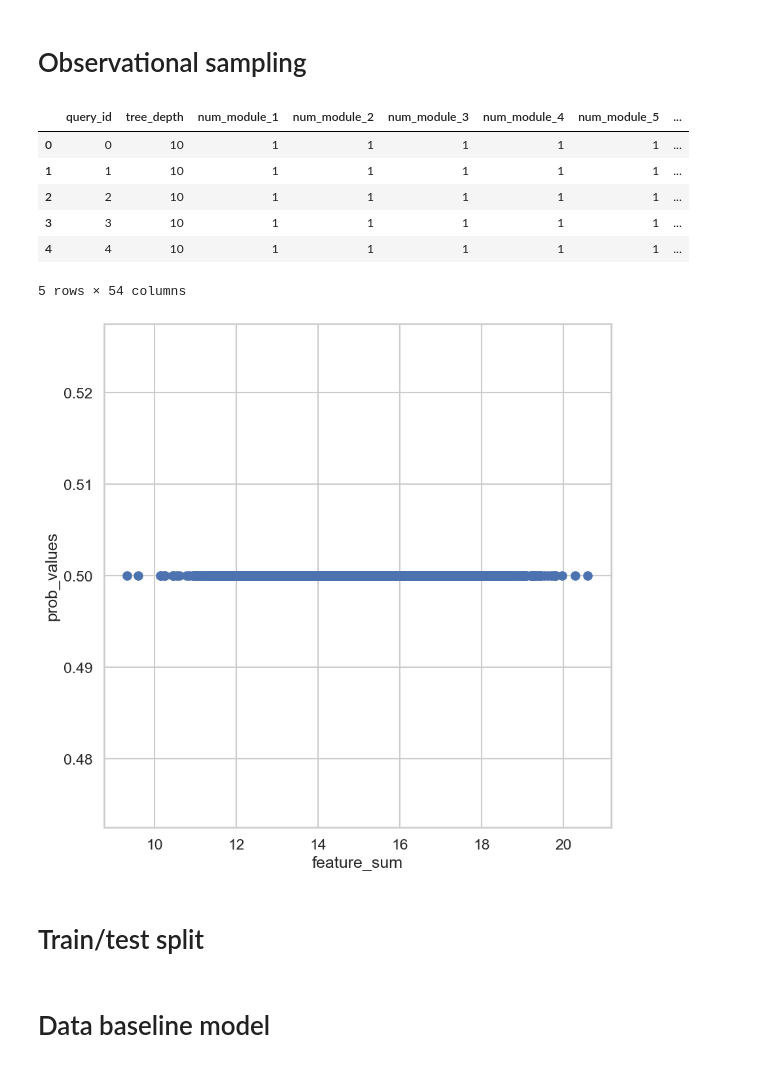
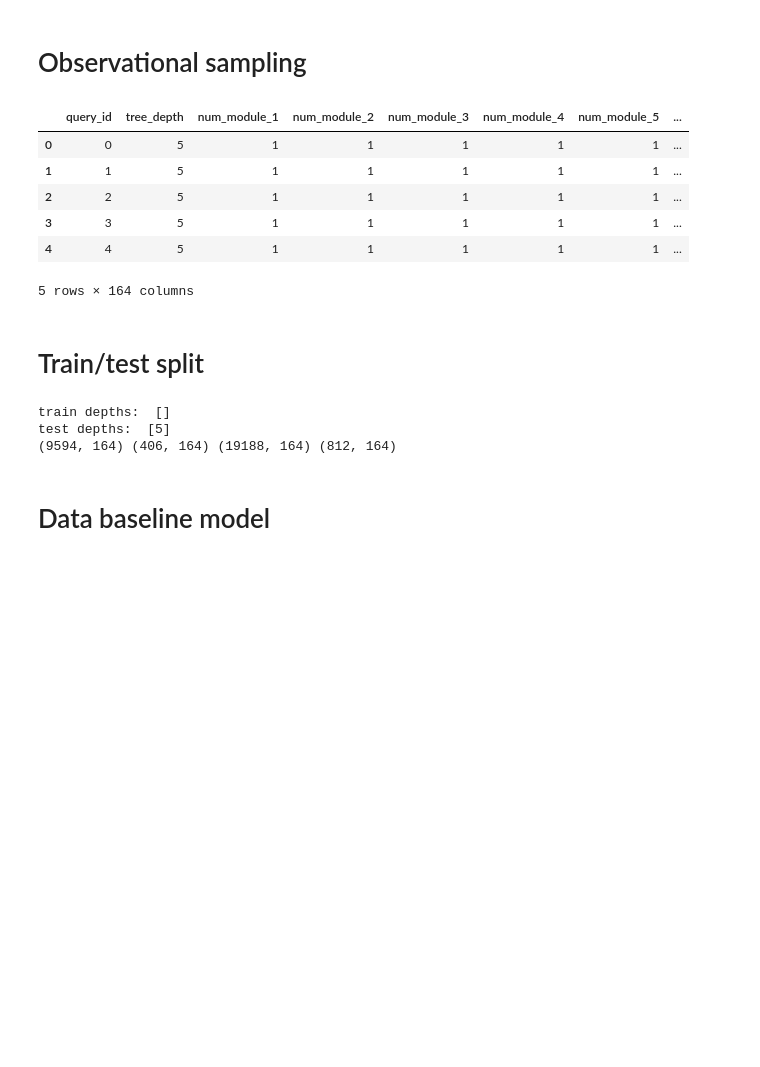
Before and after one commit to KDL-umass/compositional_models_cate, a Jupyter notebook: notebooks/synthetic_dgp_analysis.ipynb, the cells around one changed output. Cells and saved outputs as stored; diff of their text form; code cells hidden in the pictures; blank space fills up the shorter version.

```diff
--- a/notebooks/synthetic_dgp_analysis.ipynb
+++ b/notebooks/synthetic_dgp_analysis.ipynb
@@ -19,18 +121,7 @@ warnings.filterwarnings('ignore')
 # %% [markdown]
 # Data Creation
 # %%
-
-# test the synthetic data sampler
-num_modules = 10
-feature_dim = 3
-composition_type = "parallel"
-fixed_structure = True
-max_depth = num_modules
-num_trees = 5000
-seed = 42
-data_dist = "uniform"
-module_function_type_list = ["quadratic_module"]
-resample = True
-sampler = SyntheticDataSampler(num_modules, feature_dim, composition_type, fixed_structure, max_depth, num_trees, seed, data_dist, module_function_type_list, resample=resample, heterogeneity=1.0)
+# simulate data
+sampler = SyntheticDataSampler(num_modules, feature_dim, composition_type, fixed_structure, max_depth, num_trees, seed, data_dist, module_function_type, resample=resample,heterogeneity=args.heterogeneity, covariates_shared=covariates_shared, use_subset_features=use_subset_features,systematic=systematic, run_env=run_env)
 sampler.simulate_data()
 # %% [output]
@@ -92,17 +186,17 @@ ax.scatter(data["module_1_feature_feature_0"], data["module_2_feature_feature_0"
 # Observational sampling
 # %%
 # Create observational data
+# create observational data
 results = sampler.create_observational_data(biasing_covariate="feature_sum", bias_strength=0)
-df_sampled = pd.read_csv("/Users/ppruthi/research/compositional_models/compositional_models_cate/domains/synthetic_data/observational_data/fixed_structure_True_outcomes_parallel/feature_sum_0/df_sampled.csv")
+df_sampled = pd.read_csv(f"{obs_data_path}/feature_sum_0/df_sampled.csv")
 df_sampled.head()
 # %% [output]
 |  | query_id | tree_depth | num_module_1 | num_module_2 | num_module_3 | num_module_4 | num_module_5 | ... |
-| 0 | 0 | 10 | 1 | 1 | 1 | 1 | 1 | ... |
-| 1 | 1 | 10 | 1 | 1 | 1 | 1 | 1 | ... |
-| 2 | 2 | 10 | 1 | 1 | 1 | 1 | 1 | ... |
-| 3 | 3 | 10 | 1 | 1 | 1 | 1 | 1 | ... |
-| 4 | 4 | 10 | 1 | 1 | 1 | 1 | 1 | ... |
+| 0 | 0 | 5 | 1 | 1 | 1 | 1 | 1 | ... |
+| 1 | 1 | 5 | 1 | 1 | 1 | 1 | 1 | ... |
+| 2 | 2 | 5 | 1 | 1 | 1 | 1 | 1 | ... |
+| 3 | 3 | 5 | 1 | 1 | 1 | 1 | 1 | ... |
+| 4 | 4 | 5 | 1 | 1 | 1 | 1 | 1 | ... |
-5 rows × 54 columns
+5 rows × 164 columns
-[figure, removed]
 # %% [markdown]
 # Train/test split
@@ -116,2 +203,21 @@ test_qids = train_test_qids["test"]
+# %%
+# split the data into features, treatment, and outcome
+sampler.create_iid_ood_split(split_type = args.split_type)
+# load train and test data
+train_test_qids_path = f"{csv_path}/{args.split_type}/train_test_split_qids.json"
+with open(train_test_qids_path, "r") as f:
+    train_test_qids = json.load(f)
+train_qids = train_test_qids["train"]
+test_qids = train_test_qids["test"]
+
+train_df = df_sampled[df_sampled["query_id"].isin(train_qids)]
+test_df = df_sampled[df_sampled["query_id"].isin(test_qids)]
+train_apo_df = data[data["query_id"].isin(train_qids)]
+test_apo_df = data[data["query_id"].isin(test_qids)]
+print(train_df.shape, test_df.shape, train_apo_df.shape, test_apo_df.shape)
+# %% [output]
+train depths:  []
+test depths:  [5]
+(9594, 164) (406, 164) (19188, 164) (812, 164)
 # %% [markdown]
 # Data baseline model
```
Also changed, not shown: parts of 32 cells of this notebook, 6 other files.
